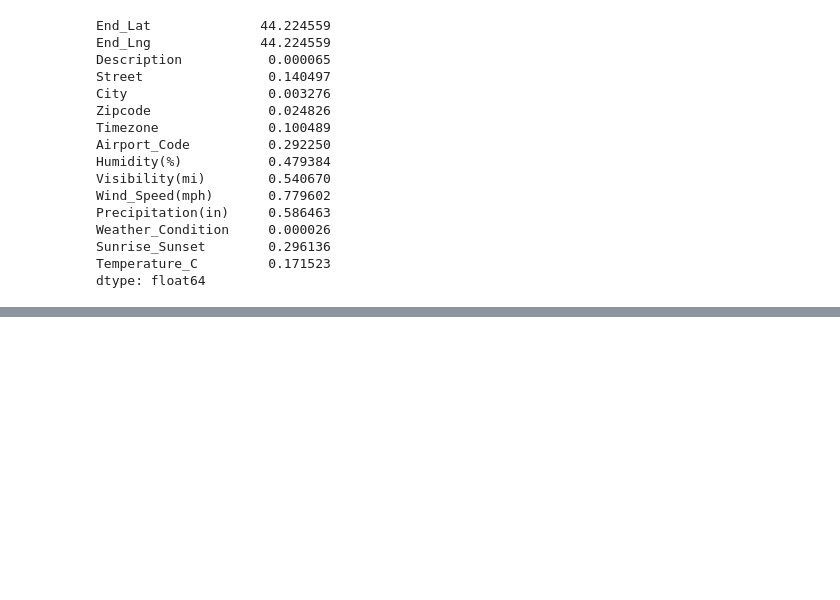
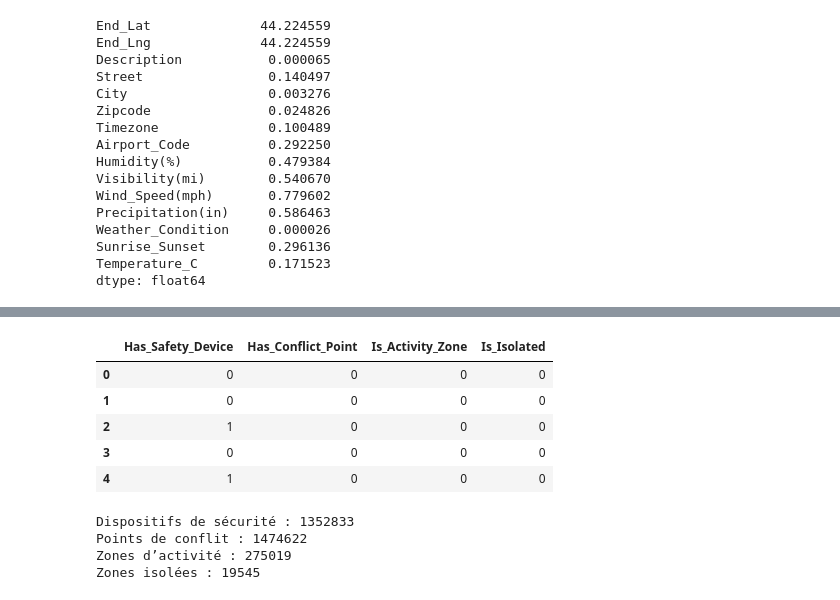
Before and after one commit to zinebettahery/US-Accidents, a Jupyter notebook: notebooks/EDA.ipynb, the cells around one changed output, grey strips where cells are left out. Saved outputs shown, nothing was run; the diff lists cells and outputs as text; code cells hidden in the pictures; blank space fills up the shorter version.

```diff
--- a/notebooks/EDA.ipynb
+++ b/notebooks/EDA.ipynb
@@ -1652,0 +1795,16 @@ dtype: float64
+# %%
+#-------2: Points de conflit : infrastructures augmentant le risque de collision
+conflict_points = [
+    'Junction',
+    'Crossing',
+    'Give_Way',
+    'Railway',
+    'Turning_Loop'
+]
+
+# indicateurs :
+dfA['Conflict_Point_Count'] = dfA[conflict_points].sum(axis=1)
+dfA['Has_Conflict_Point'] = (dfA['Conflict_Point_Count'] > 0).astype(int)
+
+# verification :
+dfA[['Conflict_Point_Count', 'Has_Conflict_Point']].tail()
@@ -1652,0 +1818,16 @@ dtype: float64
+# %%
+#-------3: Zones d’activité :
+activity_zones = [
+    'Amenity',
+    'Station'
+]
+
+# indicateurs :
+dfA['Activity_Zone_Count'] = dfA[activity_zones].sum(axis=1)
+dfA['Is_Activity_Zone'] = (dfA['Activity_Zone_Count'] > 0).astype(int)
+
+# -------: Zones isolées (sans issue) :
+dfA['Is_Isolated'] = (dfA['No_Exit'] == True).astype(int)
+
+# verification :
+dfA[['Activity_Zone_Count', 'Is_Activity_Zone', 'Is_Isolated']].head()
@@ -1652,0 +1841,26 @@ dtype: float64
+# %%
+# verification finale des nouvelles colonnes
+
+dfA[[
+    'Has_Safety_Device',
+    'Has_Conflict_Point',
+    'Is_Activity_Zone',
+    'Is_Isolated'
+]].head()
+# %% [output]
+|  | Has_Safety_Device | Has_Conflict_Point | Is_Activity_Zone | Is_Isolated |
+| 0 | 0 | 0 | 0 | 0 |
+| 1 | 0 | 0 | 0 | 0 |
+| 2 | 1 | 0 | 0 | 0 |
+| 3 | 0 | 0 | 0 | 0 |
+| 4 | 1 | 0 | 0 | 0 |
+# %%
+print("Dispositifs de sécurité :", dfA['Has_Safety_Device'].sum())
+print("Points de conflit :", dfA['Has_Conflict_Point'].sum())
+print("Zones d’activité :", dfA['Is_Activity_Zone'].sum())
+print("Zones isolées :", dfA['Is_Isolated'].sum())
+# %% [output]
+Dispositifs de sécurité : 1352833
+Points de conflit : 1474622
+Zones d’activité : 275019
+Zones isolées : 19545
```
Also changed, not shown: parts of 16 cells of this notebook.
